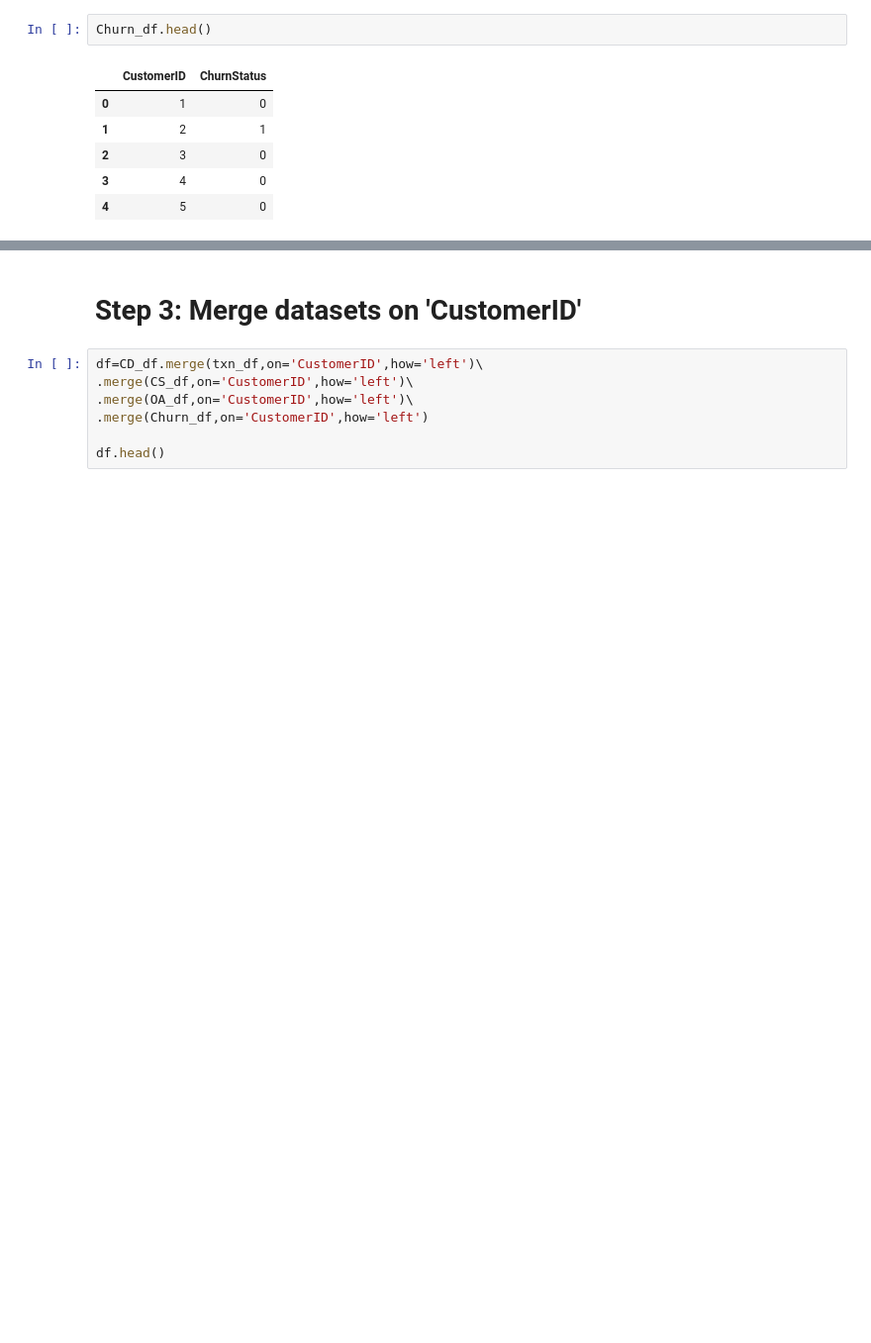
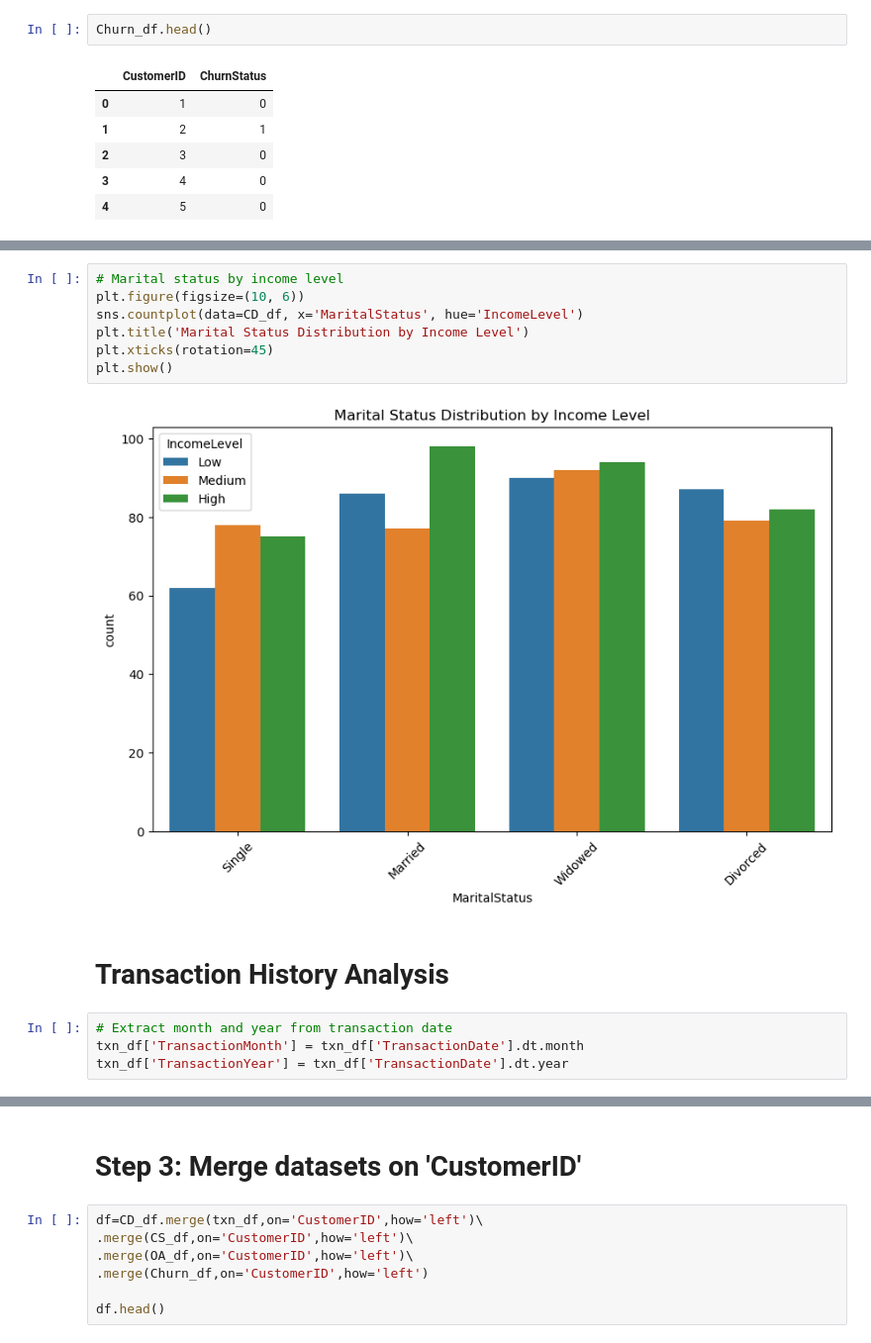
Before and after one commit to sushilXlimbu/LLoyds-Banking-Project, a Jupyter notebook: Task1-EDA.ipynb, the cells around one changed output, grey strips where cells are left out. Shown at 99% size. Drawn from its saved outputs; the diff is of its cells as text; blank space fills up the shorter version.

```diff
--- a/Task1-EDA.ipynb
+++ b/Task1-EDA.ipynb
@@ -22,0 +55,15 @@ Churn_df.head()
+# %%
+# Marital status by income level
+plt.figure(figsize=(10, 6))
+sns.countplot(data=CD_df, x='MaritalStatus', hue='IncomeLevel')
+plt.title('Marital Status Distribution by Income Level')
+plt.xticks(rotation=45)
+plt.show()
+# %% [output]
+[figure, added]
+# %% [markdown]
+# Transaction History Analysis
+# %%
+# Extract month and year from transaction date
+txn_df['TransactionMonth'] = txn_df['TransactionDate'].dt.month
+txn_df['TransactionYear'] = txn_df['TransactionDate'].dt.year
```
Also changed, not shown: parts of 19 cells of this notebook, 1 other file.
